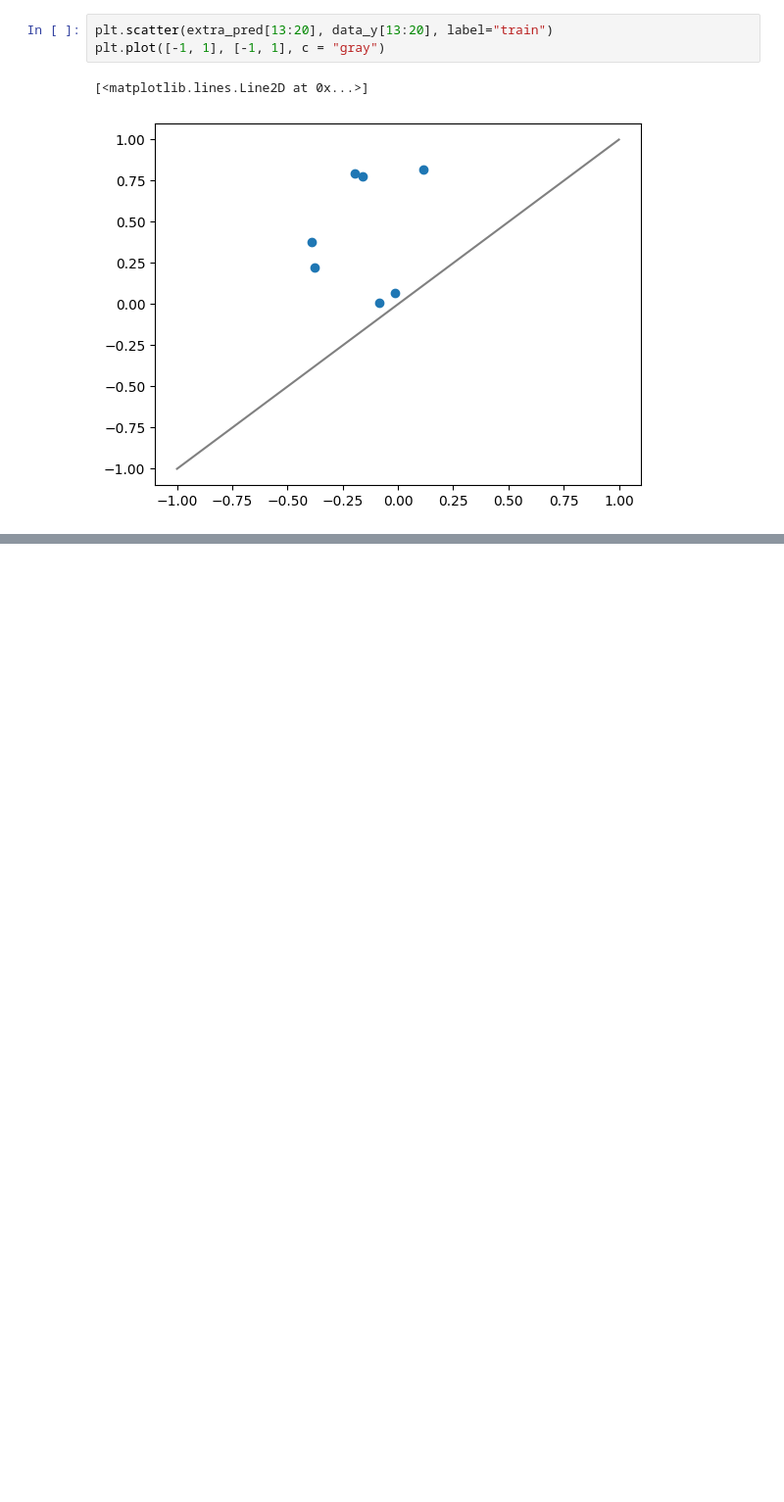
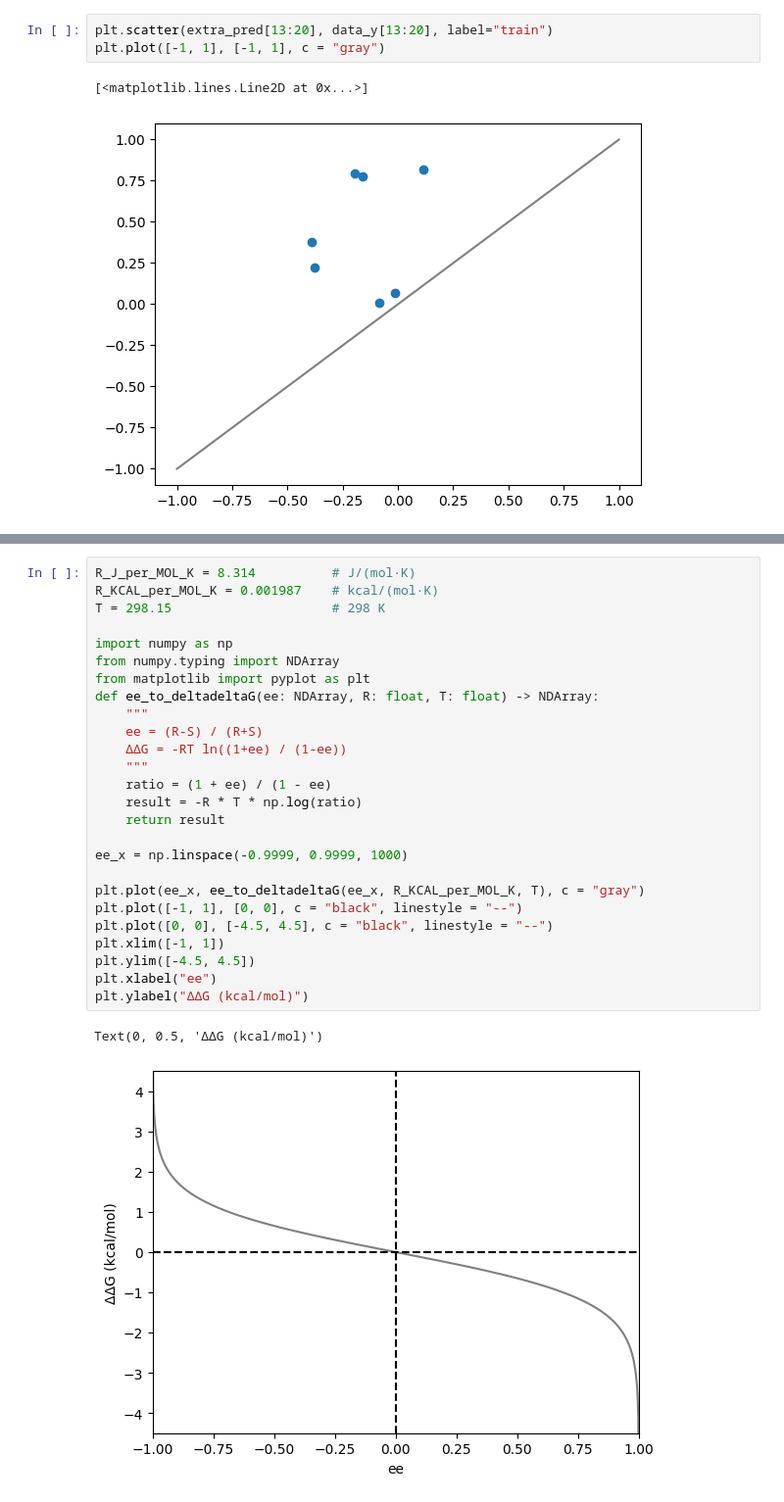
Before and after one commit to iawnix/AAReact, a Jupyter notebook: train/predict_new/0_predict.ipynb, the cells around one changed output, grey strips where cells are left out. Shown at 98% size. Drawn from its saved outputs; the diff is of its cells as text; blank space fills up the shorter version.

```diff
--- a/train/predict_new/0_predict.ipynb
+++ b/train/predict_new/0_predict.ipynb
@@ -96,0 +90,29 @@ ax.legend()
+# %%
+R_J_per_MOL_K = 8.314          # J/(mol·K)
+R_KCAL_per_MOL_K = 0.001987    # kcal/(mol·K)
+T = 298.15                     # 298 K
+
+import numpy as np
+from numpy.typing import NDArray
+from matplotlib import pyplot as plt
+def ee_to_deltadeltaG(ee: NDArray, R: float, T: float) -> NDArray:
+    """
+    ee = (R-S) / (R+S)
+    ΔΔG = -RT ln((1+ee) / (1-ee))
+    """
+    ratio = (1 + ee) / (1 - ee)
+    result = -R * T * np.log(ratio)
+    return result
+
+ee_x = np.linspace(-0.9999, 0.9999, 1000)
+
+plt.plot(ee_x, ee_to_deltadeltaG(ee_x, R_KCAL_per_MOL_K, T), c = "gray")
+plt.plot([-1, 1], [0, 0], c = "black", linestyle = "--")
+plt.plot([0, 0], [-4.5, 4.5], c = "black", linestyle = "--")
+plt.xlim([-1, 1])
+plt.ylim([-4.5, 4.5])
+plt.xlabel("ee")
+plt.ylabel("ΔΔG (kcal/mol)")
+# %% [output]
+Text(0, 0.5, 'ΔΔG (kcal/mol)')
+[figure, added]
```
Also changed, not shown: parts of 15 cells of this notebook, 18 other files.
